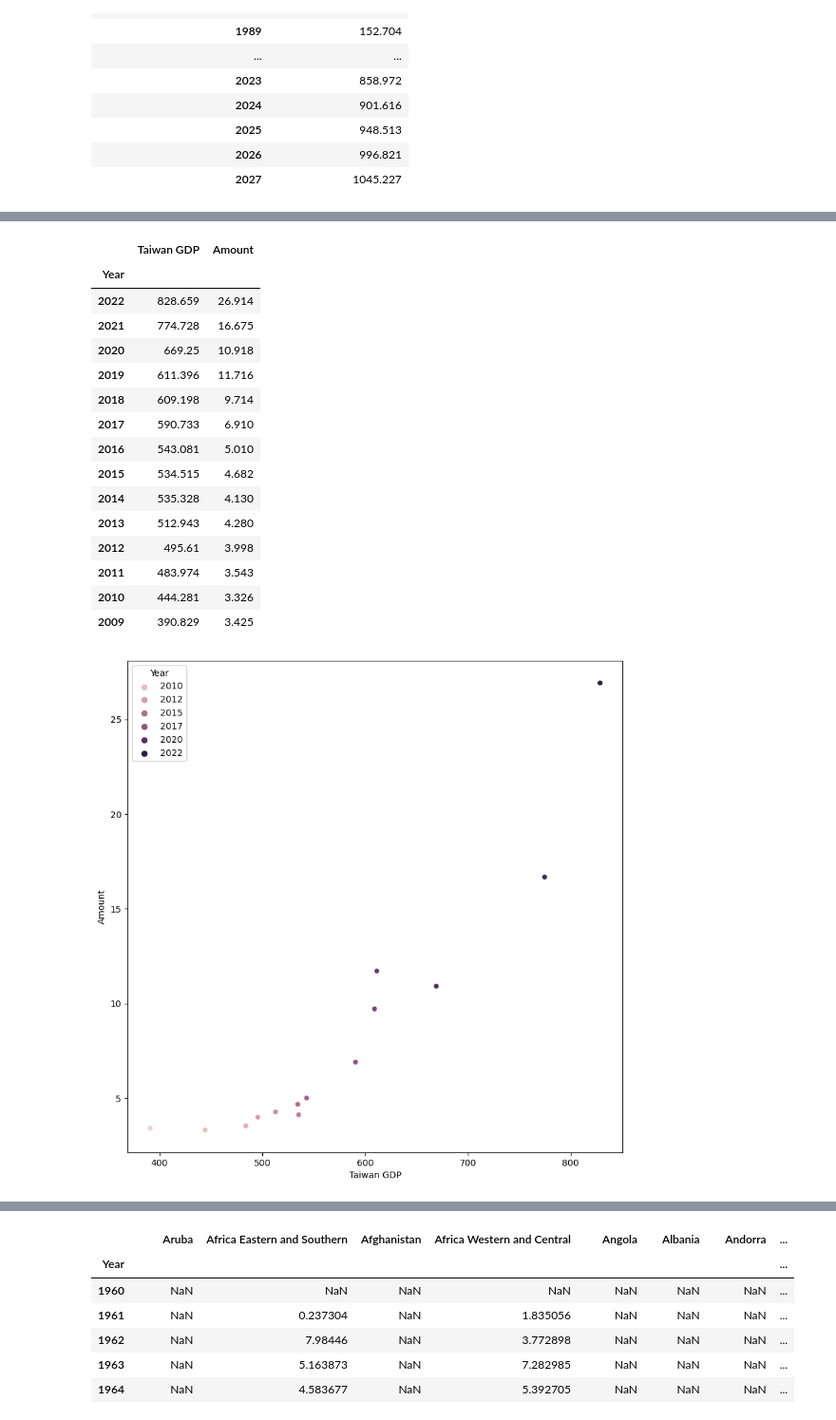
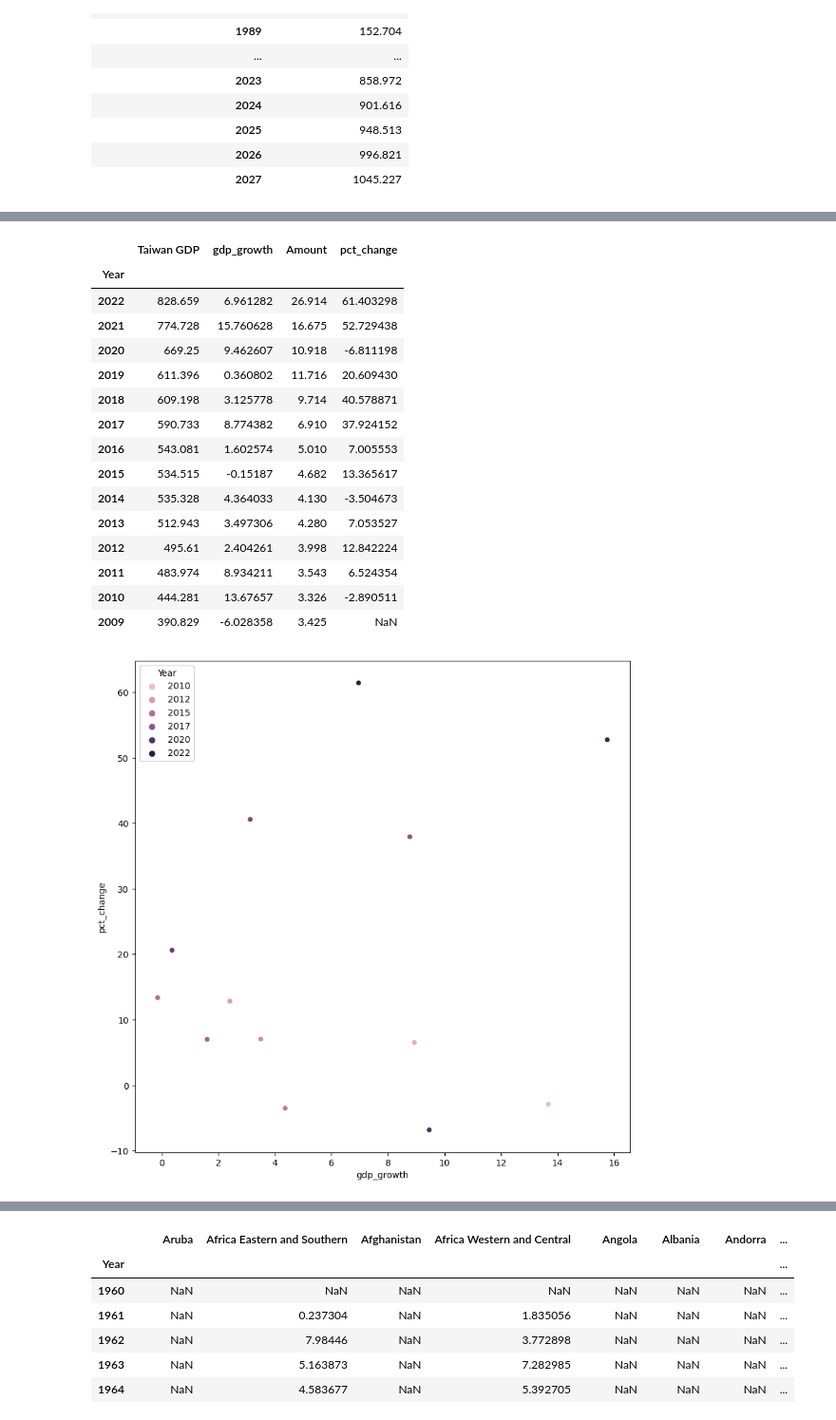
Before and after one commit to AimjGuytidy/Gwiza-analysis, a Jupyter notebook: Nvidia-case-study.ipynb, the cells around one changed output, grey strips where cells are left out. Shown: that part at 95% size. Cells and saved outputs as stored; diff of their text form; code cells hidden in the pictures.

```diff
--- a/Nvidia-case-study.ipynb
+++ b/Nvidia-case-study.ipynb
@@ -198,0 +195,3 @@ taiwan_df
+# %%
+taiwan_df["gdp_growth"] = ((taiwan_df["Taiwan GDP"]/taiwan_df["Taiwan GDP"].shift(1))-1)*100
+taiwan_df
@@ -199,30 +235,32 @@ taiwan_df
+# %%
+taiwan_df.rename_axis("Year",inplace=True)
 # %%
-corr_df = taiwan_df.set_index("Year").join(historical_df.set_index("Year"),how="right")
+corr_df = taiwan_df.join(historical_df.set_index("Year"),how="right")
 # %%
 corr_df
 # %% [output]
-|  | Taiwan GDP | Amount |
-| Year |  |  |
-| 2022 | 828.659 | 26.914 |
-| 2021 | 774.728 | 16.675 |
-| 2020 | 669.25 | 10.918 |
-| 2019 | 611.396 | 11.716 |
-| 2018 | 609.198 | 9.714 |
-| 2017 | 590.733 | 6.910 |
-| 2016 | 543.081 | 5.010 |
-| 2015 | 534.515 | 4.682 |
-| 2014 | 535.328 | 4.130 |
-| 2013 | 512.943 | 4.280 |
-| 2012 | 495.61 | 3.998 |
-| 2011 | 483.974 | 3.543 |
-| 2010 | 444.281 | 3.326 |
-| 2009 | 390.829 | 3.425 |
+|  | Taiwan GDP | gdp_growth | Amount | pct_change |
+| Year |  |  |  |  |
+| 2022 | 828.659 | 6.961282 | 26.914 | 61.403298 |
+| 2021 | 774.728 | 15.760628 | 16.675 | 52.729438 |
+| 2020 | 669.25 | 9.462607 | 10.918 | -6.811198 |
+| 2019 | 611.396 | 0.360802 | 11.716 | 20.609430 |
+| 2018 | 609.198 | 3.125778 | 9.714 | 40.578871 |
+| 2017 | 590.733 | 8.774382 | 6.910 | 37.924152 |
+| 2016 | 543.081 | 1.602574 | 5.010 | 7.005553 |
+| 2015 | 534.515 | -0.15187 | 4.682 | 13.365617 |
+| 2014 | 535.328 | 4.364033 | 4.130 | -3.504673 |
+| 2013 | 512.943 | 3.497306 | 4.280 | 7.053527 |
+| 2012 | 495.61 | 2.404261 | 3.998 | 12.842224 |
+| 2011 | 483.974 | 8.934211 | 3.543 | 6.524354 |
+| 2010 | 444.281 | 13.67657 | 3.326 | -2.890511 |
+| 2009 | 390.829 | -6.028358 | 3.425 | NaN |
 # %%
 plt.figure(figsize=[10,10])
-sns.scatterplot(data=corr_df,y="Amount",x="Taiwan GDP",hue="Year")
+sns.scatterplot(data=corr_df,y="pct_change",x="gdp_growth",hue="Year")
 plt.show()
 # %% [output]
-[figure, old version]
+[figure, new version]
 # %%
 gdp_df = pd.read_csv("GDP_growth.csv",skip_blank_lines=True,
                      skiprows=4)
```
Also changed, not shown: parts of 12 cells of this notebook.
